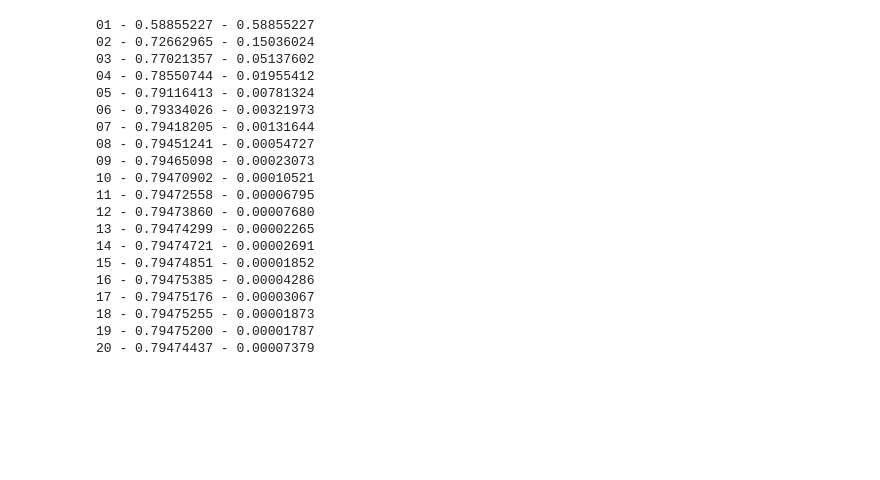
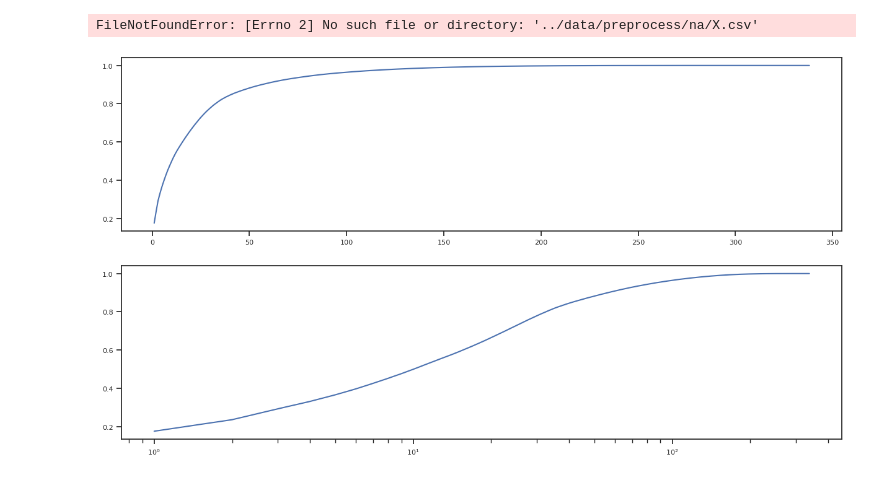
Before and after one commit to FatulM/house-price-prediction, a Jupyter notebook: notebooks/impute-pca.ipynb, the cells around one changed output. Saved outputs shown, nothing was run; the diff lists cells and outputs as text; code cells hidden in the pictures; blank space fills up the shorter version.

```diff
--- a/notebooks/impute-pca.ipynb
+++ b/notebooks/impute-pca.ipynb
@@ -4,44 +4,20 @@ sys.path.append('../')
 from _imports import *
 # %%
 train_X = pd.read_csv('../data/preprocess/train_X.csv').to_numpy()
+train_X_nas: np.ndarray = pd.read_csv('../data/preprocess/na/X.csv').eq(1).to_numpy()
 train_y = pd.read_csv('../data/preprocess/train_y.csv').iloc[:, 0].to_numpy()
-train_X_nas: np.ndarray = pd.read_csv('../data/preprocess/na/train_X.csv').eq(1).to_numpy()
+# %% [output]
+FileNotFoundError: [Errno 2] No such file or directory: '../data/preprocess/na/X.csv'
-# %%
-COMP = 2
-IT = 20
-costs = np.zeros(IT)
-train_X_fixed = train_X.copy()
-for i in range(IT):
-  pca = PCA(n_components=COMP, random_state=i)
-  filtered = pca.inverse_transform(pca.fit_transform(train_X_fixed))
-  new_train_X_fixed = train_X_fixed.copy()
-  new_train_X_fixed[train_X_nas] = filtered[train_X_nas]
-  print("{:02d} - {:.8f} - {:.8f}".format(
-    i + 1,
-    math.sqrt(((new_train_X_fixed[train_X_nas] - train_X[train_X_nas])**2).mean()),
-    math.sqrt(((new_train_X_fixed[train_X_nas] - train_X_fixed[train_X_nas])**2).mean()),
-  ))
-  costs[i] = math.sqrt(((new_train_X_fixed[train_X_nas] - train_X[train_X_nas])**2).mean())
-  train_X_fixed = new_train_X_fixed
-px.line(x=range(1, IT + 1), y=costs, height=450, width=1000, range_x=(0, IT + 1))
-# %% [output]
-01 - 0.58855227 - 0.58855227
-02 - 0.72662965 - 0.15036024
-03 - 0.77021357 - 0.05137602
-04 - 0.78550744 - 0.01955412
-05 - 0.79116413 - 0.00781324
-06 - 0.79334026 - 0.00321973
-07 - 0.79418205 - 0.00131644
-08 - 0.79451241 - 0.00054727
-09 - 0.79465098 - 0.00023073
-10 - 0.79470902 - 0.00010521
-11 - 0.79472558 - 0.00006795
-12 - 0.79473860 - 0.00007680
-13 - 0.79474299 - 0.00002265
-14 - 0.79474721 - 0.00002691
-15 - 0.79474851 - 0.00001852
-16 - 0.79475385 - 0.00004286
-17 - 0.79475176 - 0.00003067
-18 - 0.79475255 - 0.00001873
-19 - 0.79475200 - 0.00001787
-20 - 0.79474437 - 0.00007379
+# %%
+pca = PCA(random_state=0)
+pca.fit(X)
+costs = np.cumsum(pca.explained_variance_ratio_)
+
+plt.figure(figsize=(15, 8))
+plt.subplot(2,1,1)
+sns.lineplot(x=range(1, pca.n_components_+1), y=costs)
+plt.subplot(2,1,2)
+sns.lineplot(x=range(1, pca.n_components_+1), y=costs).set(xscale="log")
+plt.show()
+# %% [output]
+[figure, added]
```
Also changed, not shown: parts of 15 cells of this notebook.
